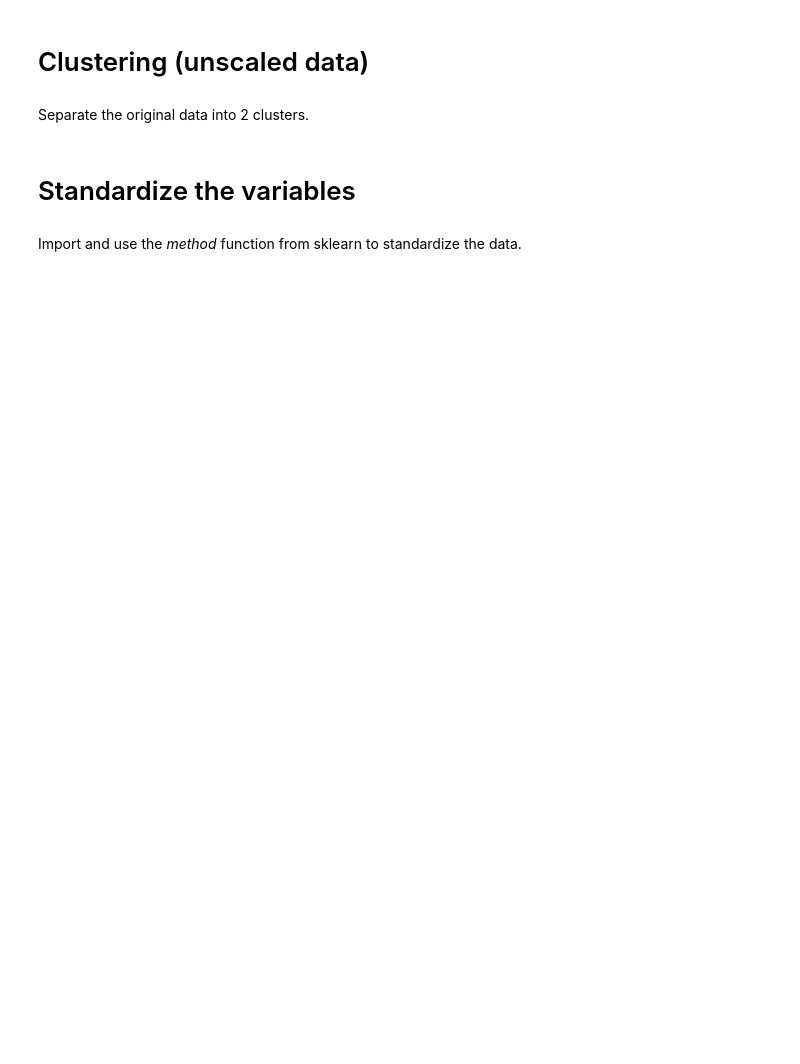
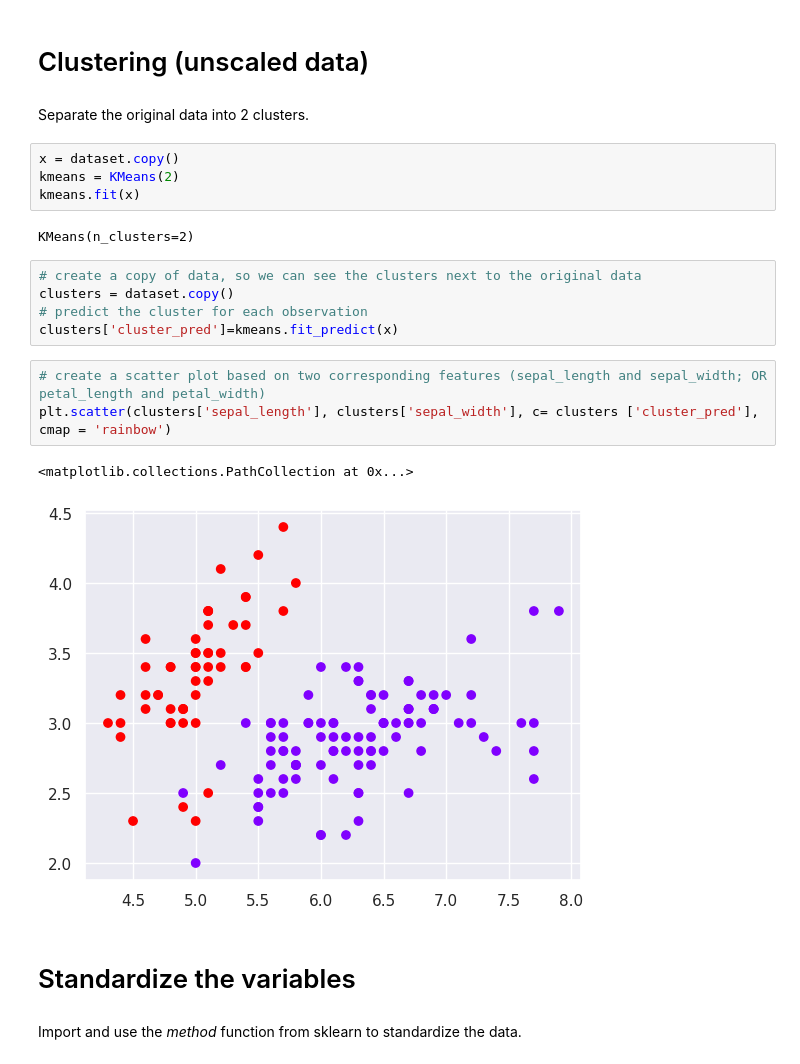
Before and after one commit to Korniev/Data-Sciense, a Jupyter notebook: udemy/Cluster_analysis_with_Kmeans.ipynb, the cells around one changed output. Saved outputs shown, nothing was run; the diff lists cells and outputs as text; blank space fills up the shorter version.

```diff
--- a/udemy/Cluster_analysis_with_Kmeans.ipynb
+++ b/udemy/Cluster_analysis_with_Kmeans.ipynb
@@ -28,6 +59,23 @@ For this exercise, try to cluster the iris flowers by the shape of their sepal.
 # Clustering (unscaled data)
 # %% [markdown]
 Separate the original data into 2 clusters.
+# %%
+x = dataset.copy()
+kmeans = KMeans(2)
+kmeans.fit(x)
+# %% [output]
+KMeans(n_clusters=2)
+# %%
+# create a copy of data, so we can see the clusters next to the original data
+clusters = dataset.copy()
+# predict the cluster for each observation
+clusters['cluster_pred']=kmeans.fit_predict(x)
+# %%
+# create a scatter plot based on two corresponding features (sepal_length and sepal_width; OR petal_length and petal_width)
+plt.scatter(clusters['sepal_length'], clusters['sepal_width'], c= clusters ['cluster_pred'], cmap = 'rainbow')
+# %% [output]
+<matplotlib.collections.PathCollection at 0x...>
+[figure, added]
 # %% [markdown]
 # Standardize the variables
 # %% [markdown]
```
Also changed, not shown: parts of 39 cells of this notebook.
